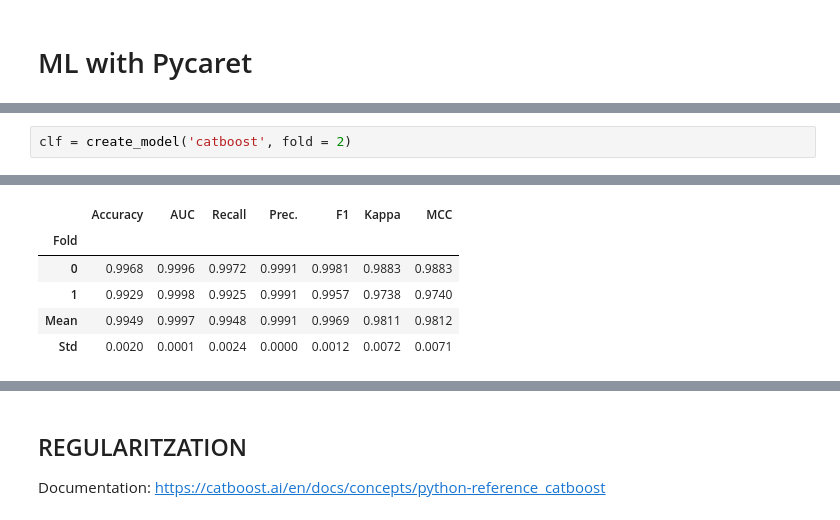
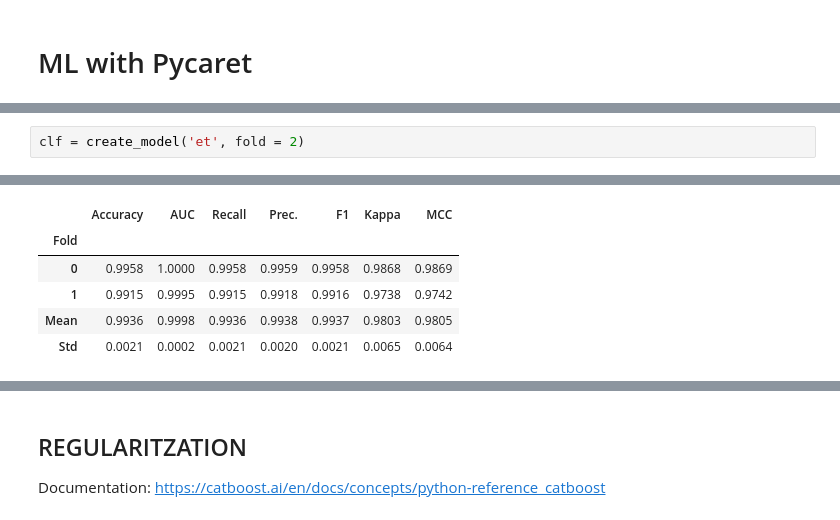
Before and after one commit to fitizens/mbd23_squats, a Jupyter notebook: dumbbell_lab_ml_traditional.ipynb, the cells around one changed output, grey strips where cells are left out. Drawn from its saved outputs; the diff is of its cells as text.

```diff
--- a/dumbbell_lab_ml_traditional.ipynb
+++ b/dumbbell_lab_ml_traditional.ipynb
@@ -345,10 +261,10 @@ cnt_models_df
 # %%
-clf = create_model('catboost', fold = 2)
+clf = create_model('et', fold = 2)
 # %% [output]
 [interactive output not drawn]
 |  | Accuracy | AUC | Recall | Prec. | F1 | Kappa | MCC |
 | Fold |  |  |  |  |  |  |  |
-| 0 | 0.9968 | 0.9996 | 0.9972 | 0.9991 | 0.9981 | 0.9883 | 0.9883 |
-| 1 | 0.9929 | 0.9998 | 0.9925 | 0.9991 | 0.9957 | 0.9738 | 0.9740 |
-| Mean | 0.9949 | 0.9997 | 0.9948 | 0.9991 | 0.9969 | 0.9811 | 0.9812 |
-| Std | 0.0020 | 0.0001 | 0.0024 | 0.0000 | 0.0012 | 0.0072 | 0.0071 |
+| 0 | 0.9958 | 1.0000 | 0.9958 | 0.9959 | 0.9958 | 0.9868 | 0.9869 |
+| 1 | 0.9915 | 0.9995 | 0.9915 | 0.9918 | 0.9916 | 0.9738 | 0.9742 |
+| Mean | 0.9936 | 0.9998 | 0.9936 | 0.9938 | 0.9937 | 0.9803 | 0.9805 |
+| Std | 0.0021 | 0.0002 | 0.0021 | 0.0020 | 0.0021 | 0.0065 | 0.0064 |
```
Also changed, not shown: parts of 28 cells of this notebook, 22 other files.
